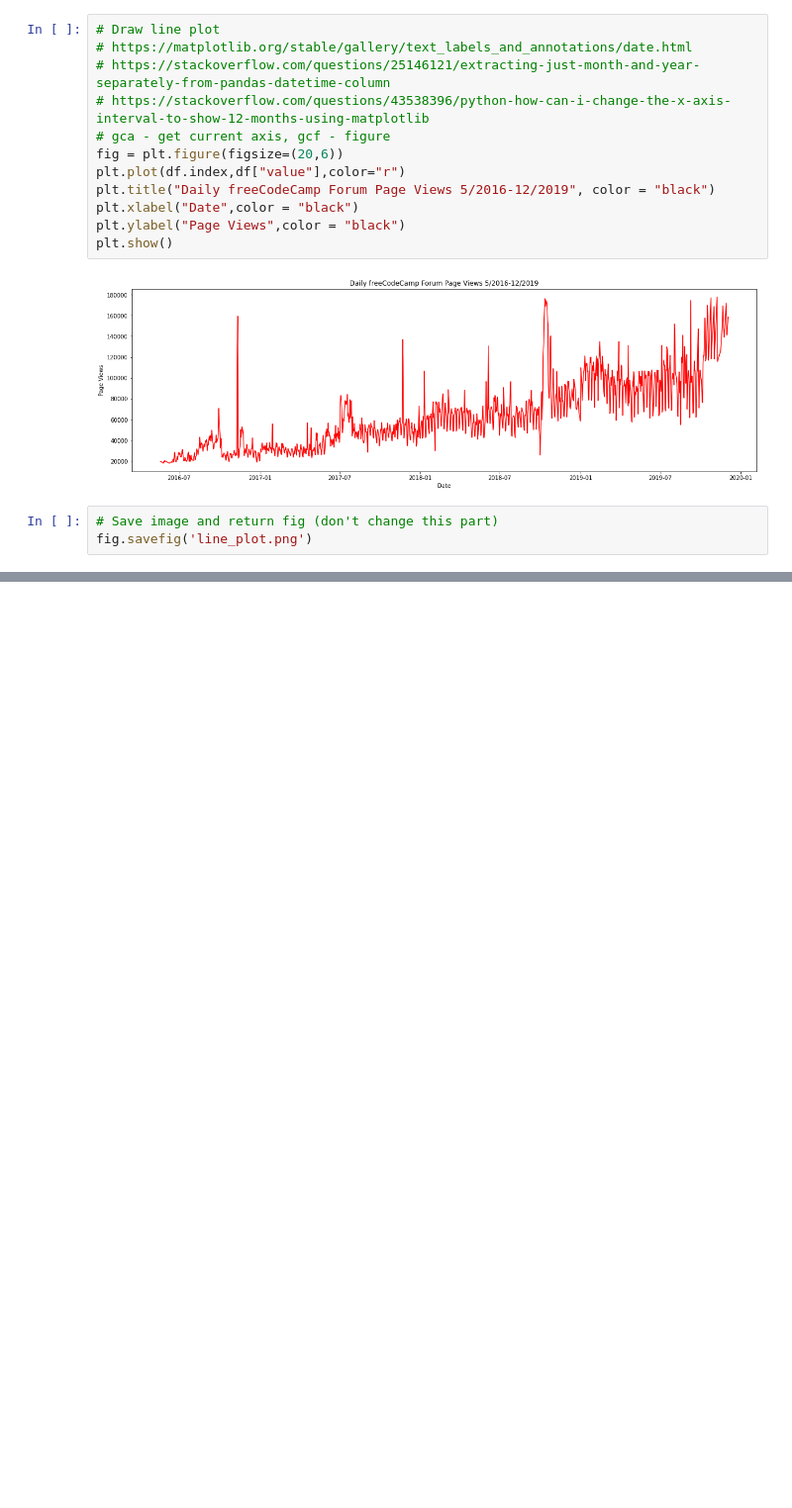
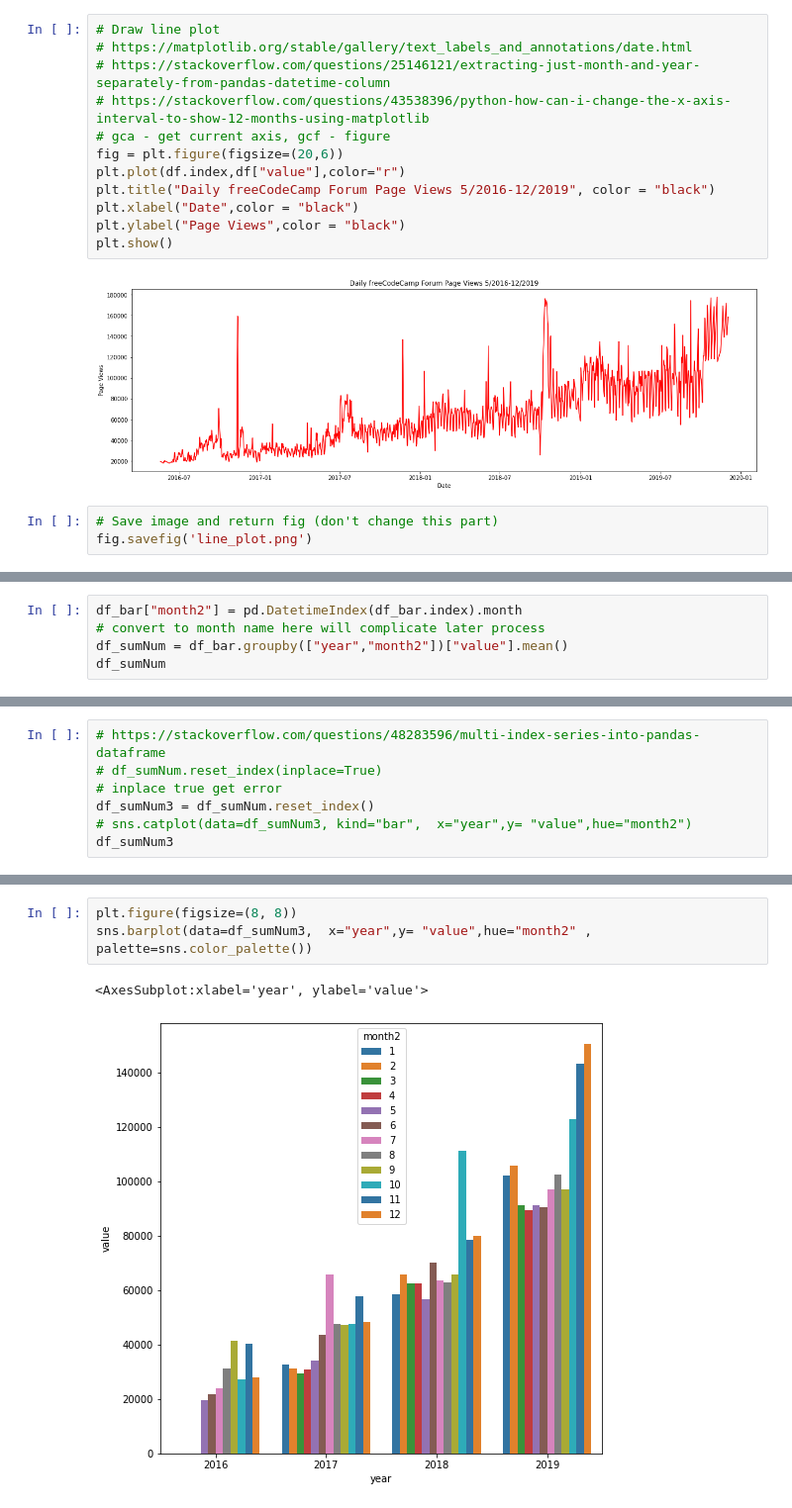
Before and after one commit to danhtran2k20/pyData, a Jupyter notebook: zpyDS0_Project/page-view-time-series-visualizer/time_series_visualizer.ipynb, the cells around one changed output, grey strips where cells are left out. Shown: that part at 99% size. Saved outputs shown, nothing was run; the diff lists cells and outputs as text; blank space fills up the shorter version.

```diff
--- a/zpyDS0_Project/page-view-time-series-visualizer/time_series_visualizer.ipynb
+++ b/zpyDS0_Project/page-view-time-series-visualizer/time_series_visualizer.ipynb
@@ -62,0 +108,5 @@ fig.savefig('line_plot.png')
+# %%
+df_bar["month2"] = pd.DatetimeIndex(df_bar.index).month
+# convert to month name here will complicate later process
+df_sumNum = df_bar.groupby(["year","month2"])["value"].mean()
+df_sumNum
@@ -62,0 +170,7 @@ fig.savefig('line_plot.png')
+# %%
+# https://stackoverflow.com/questions/48283596/multi-index-series-into-pandas-dataframe
+# df_sumNum.reset_index(inplace=True)
+# inplace true get error
+df_sumNum3 = df_sumNum.reset_index()
+# sns.catplot(data=df_sumNum3, kind="bar",  x="year",y= "value",hue="month2")
+df_sumNum3
@@ -62,0 +195,6 @@ fig.savefig('line_plot.png')
+# %%
+plt.figure(figsize=(8, 8))
+sns.barplot(data=df_sumNum3,  x="year",y= "value",hue="month2" , palette=sns.color_palette())
+# %% [output]
+<AxesSubplot:xlabel='year', ylabel='value'>
+[figure, added]
```
Also changed, not shown: parts of 14 cells of this notebook, 1 other file.
